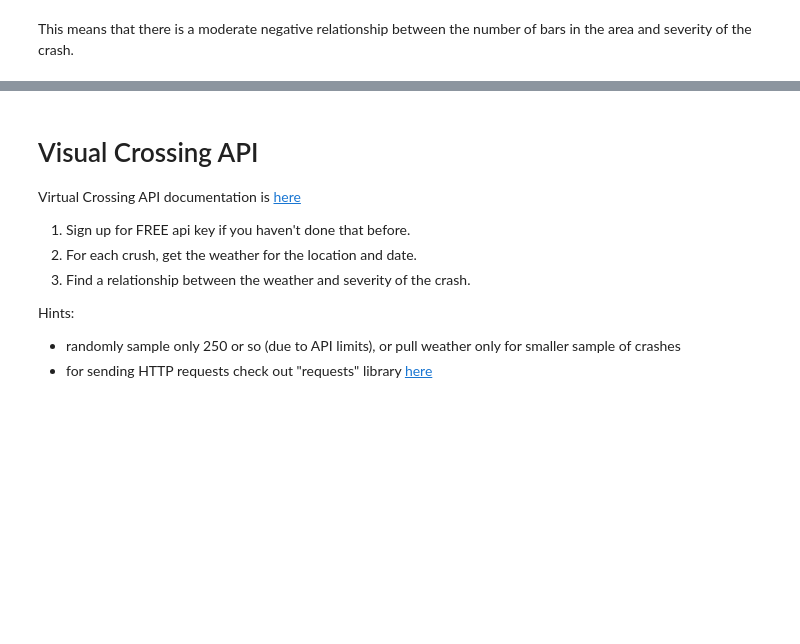
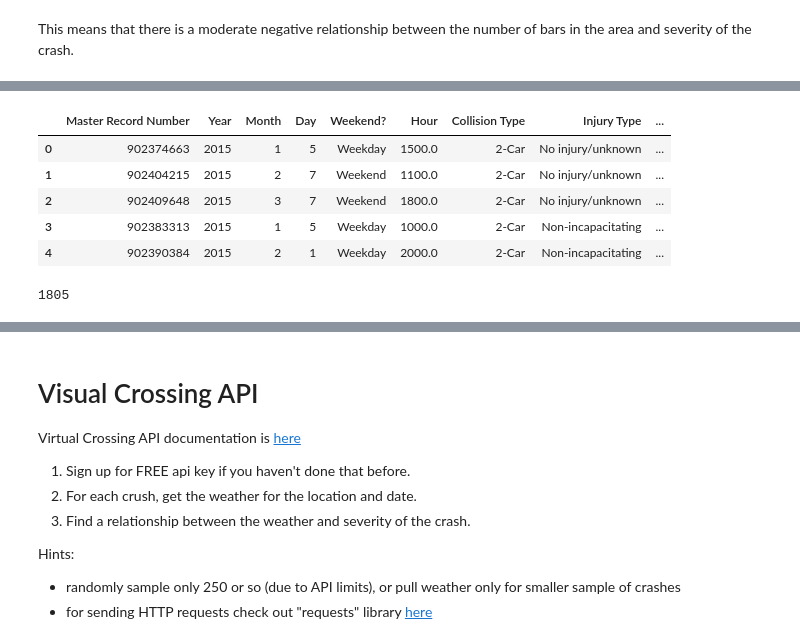
Before and after one commit to ryan-ferns/DS_auticon_week_2, a Jupyter notebook: project_I.ipynb, the cells around one changed output, grey strips where cells are left out. Drawn from its saved outputs; the diff is of its cells as text; code cells hidden in the pictures; blank space fills up the shorter version.

```diff
--- a/project_I.ipynb
+++ b/project_I.ipynb
@@ -561,0 +577,4 @@ This means that there is a moderate negative relationship between the number of
+# %%
+
+df_bars2 = df4.sample(n=500)
+len(df_bars2)
@@ -561,0 +597,2 @@ This means that there is a moderate negative relationship between the number of
+# %%
+df_bars2["Number of bars"] = df_bars2['ll'].apply(number_of_bars)
@@ -561,0 +608,15 @@ This means that there is a moderate negative relationship between the number of
+# %%
+df7 = pd.merge(df3, df_bars2, on='ll')
+# %%
+df7.head()
+# %% [output]
+|  | Master Record Number | Year | Month | Day | Weekend? | Hour | Collision Type | Injury Type | ... |
+| 0 | 902374663 | 2015 | 1 | 5 | Weekday | 1500.0 | 2-Car | No injury/unknown | ... |
+| 1 | 902404215 | 2015 | 2 | 7 | Weekend | 1100.0 | 2-Car | No injury/unknown | ... |
+| 2 | 902409648 | 2015 | 3 | 7 | Weekend | 1800.0 | 2-Car | No injury/unknown | ... |
+| 3 | 902383313 | 2015 | 1 | 5 | Weekday | 1000.0 | 2-Car | Non-incapacitating | ... |
+| 4 | 902390384 | 2015 | 2 | 1 | Weekday | 2000.0 | 2-Car | Non-incapacitating | ... |
+# %%
+len(df7)
+# %% [output]
+1805
```
Also changed, not shown: parts of 20 cells of this notebook.
